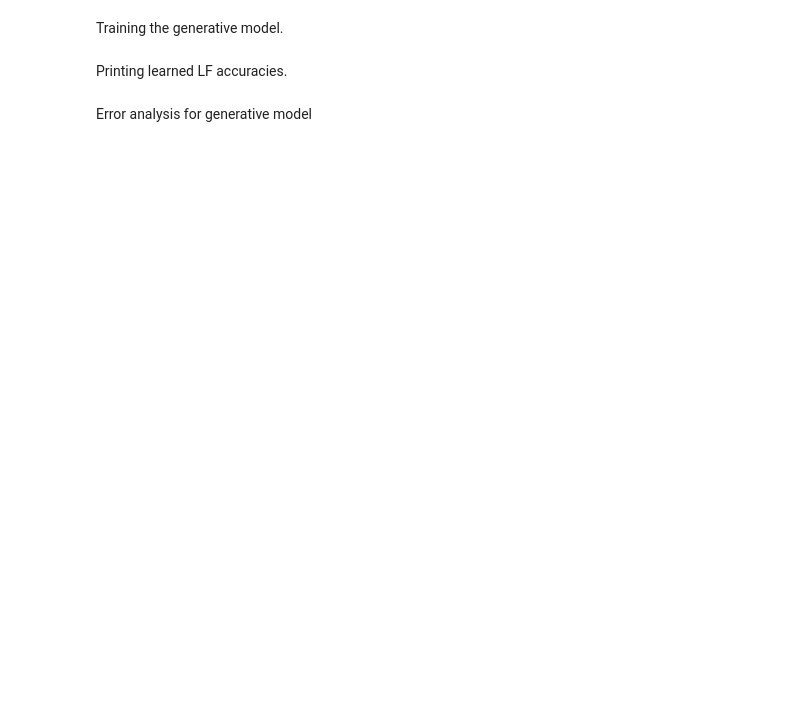
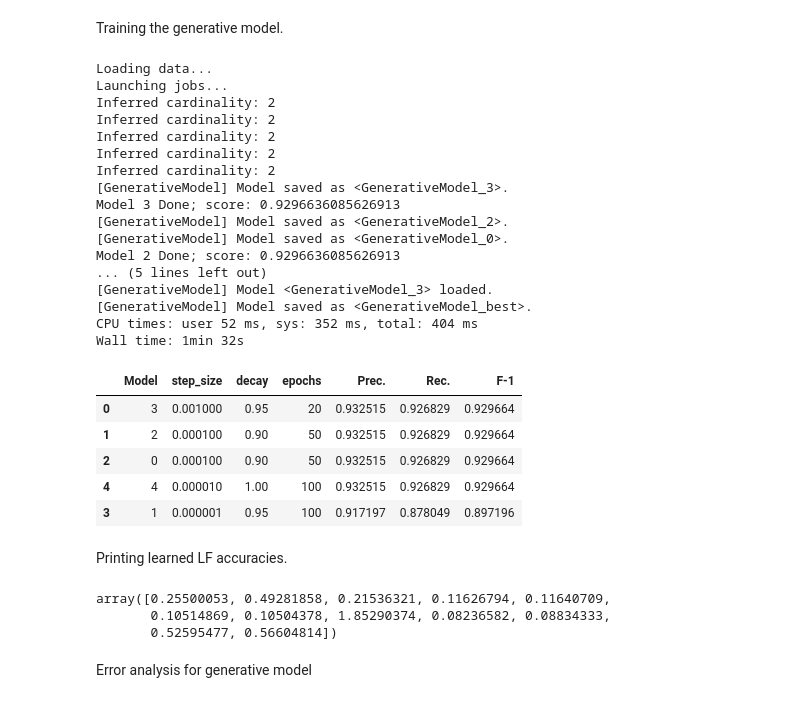
Before and after one commit to CHTAP/extractors, a Jupyter notebook: src/phone_extractor_sse/Snorkel_Phone_Pipeline_NB2-07-20.ipynb, the cells around one changed output. Drawn from its saved outputs; the diff is of its cells as text; code cells hidden in the pictures; blank space fills up the shorter version.

```diff
--- a/src/phone_extractor_sse/Snorkel_Phone_Pipeline_NB2-07-20.ipynb
+++ b/src/phone_extractor_sse/Snorkel_Phone_Pipeline_NB2-07-20.ipynb
@@ -489,31 +372,59 @@ Once LFs are performing well, apply to entire database.  Applying to unlabeled d
 # %% [markdown]
 Training the generative model.
 # %%
-# from snorkel.learning import GenerativeModel
-# from snorkel.learning import RandomSearch
+from snorkel.learning import GenerativeModel
+from snorkel.learning import RandomSearch
+from snorkel.learning import utils
+# Setting parameter ranges for search
+param_ranges = {
+    'step_size' : [1e-2, 1e-3, 1e-4, 1e-5, 1e-6],
+    'decay' : [1.0, 0.95, 0.9],
+    'epochs' : [20, 50, 100]
+}
 
-# # Setting parameter ranges for search
-# param_ranges = {
-#     'step_size' : [1e-2, 1e-3, 1e-4, 1e-5, 1e-6],
-#     'decay' : [1.0, 0.95, 0.9],
-#     'epochs' : [20, 50, 100]
-# }
+# Creating generative model
+gen_model = GenerativeModel()
 
-# # Creating generative model
-# gen_model = GenerativeModel()
+# Creating searcher over hyperparameters-- n is the number of models to train
+searcher = RandomSearch(GenerativeModel, param_ranges, L_train, n=5)
 
-# # Creating searcher over hyperparameters-- n is the number of models to train
-# searcher = RandomSearch(GenerativeModel, param_ranges, L_train, n=5)
+# Searching model
+%time gen_model, run_stats = searcher.fit(L_dev, L_gold_dev, n_threads=parallelism)
 
-# # Searching model
-# %time gen_model, run_stats = searcher.fit(L_dev, L_gold_dev, n_threads=parallelism)
-
-# # Printing results of model search
-# run_stats
+# Printing results of model search
+run_stats
+# %% [output]
+Loading data...
+Launching jobs...
+Inferred cardinality: 2
+Inferred cardinality: 2
+Inferred cardinality: 2
+Inferred cardinality: 2
+Inferred cardinality: 2
+[GenerativeModel] Model saved as <GenerativeModel_3>.
+Model 3 Done; score: 0.9296636085626913
+[GenerativeModel] Model saved as <GenerativeModel_2>.
+[GenerativeModel] Model saved as <GenerativeModel_0>.
+Model 2 Done; score: 0.9296636085626913
+... (5 lines left out)
+[GenerativeModel] Model <GenerativeModel_3> loaded.
+[GenerativeModel] Model saved as <GenerativeModel_best>.
+CPU times: user 52 ms, sys: 352 ms, total: 404 ms
+Wall time: 1min 32s
+|  | Model | step_size | decay | epochs | Prec. | Rec. | F-1 |
+| 0 | 3 | 0.001000 | 0.95 | 20 | 0.932515 | 0.926829 | 0.929664 |
+| 1 | 2 | 0.000100 | 0.90 | 50 | 0.932515 | 0.926829 | 0.929664 |
+| 2 | 0 | 0.000100 | 0.90 | 50 | 0.932515 | 0.926829 | 0.929664 |
+| 4 | 4 | 0.000010 | 1.00 | 100 | 0.932515 | 0.926829 | 0.929664 |
+| 3 | 1 | 0.000001 | 0.95 | 100 | 0.917197 | 0.878049 | 0.897196 |
 # %% [markdown]
 Printing learned LF accuracies.
 # %%
-# gen_model.weights.lf_accuracy
+gen_model.weights.lf_accuracy
+# %% [output]
+array([0.25500053, 0.49281858, 0.21536321, 0.11626794, 0.11640709,
+       0.10514869, 0.10504378, 1.85290374, 0.08236582, 0.08834333,
+       0.52595477, 0.56604814])
 # %% [markdown]
 Error analysis for generative model
 # %%
```
Also changed, not shown: parts of 15 cells of this notebook.
